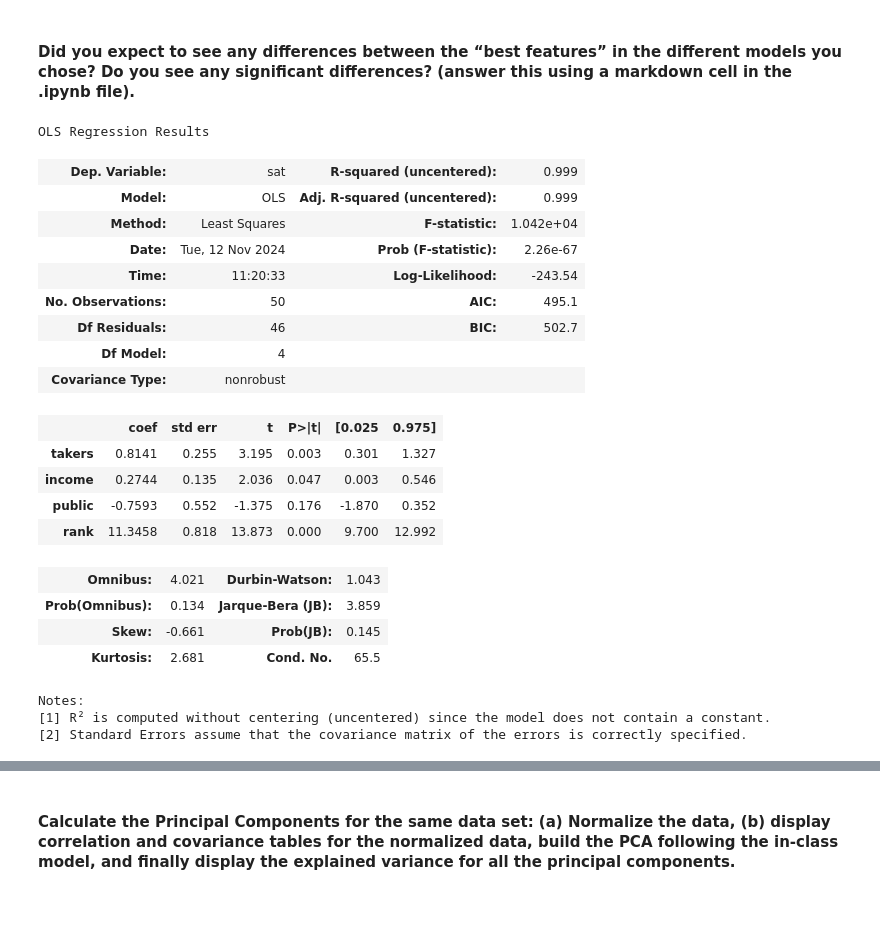
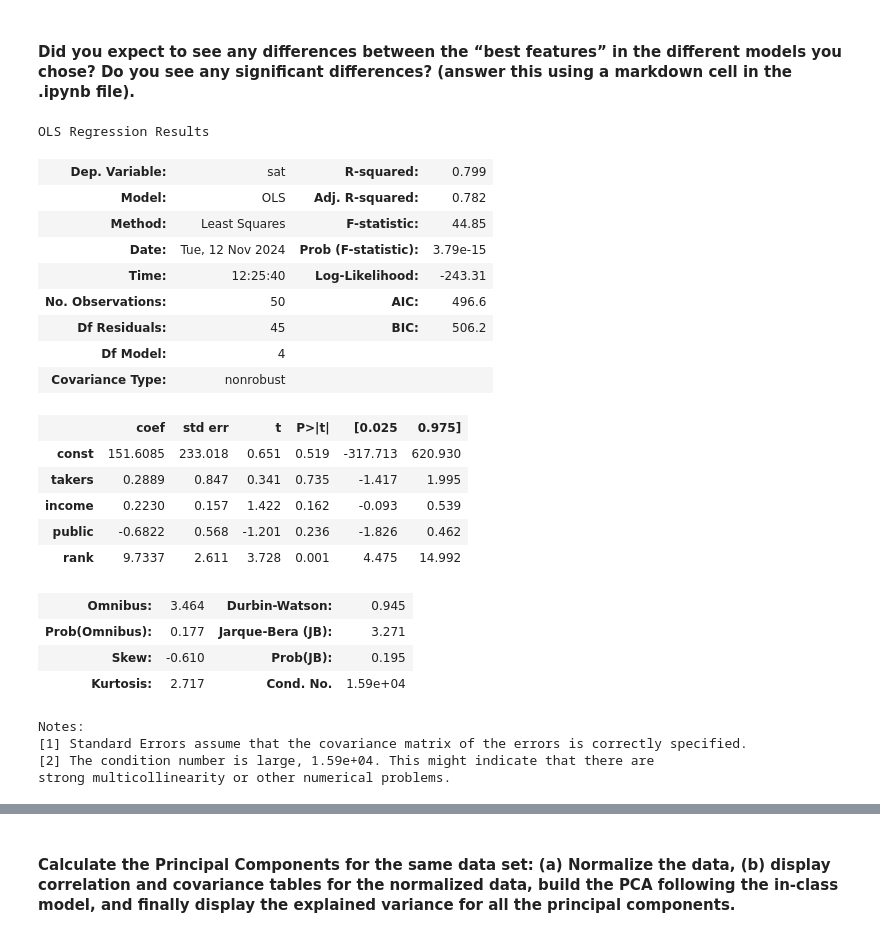
Before and after one commit to buddhathapa12/PrespectiveOnDataScience, a Jupyter notebook: feature_selection/BHW3_E923Q669.ipynb, the cells around one changed output, grey strips where cells are left out. Cells and saved outputs as stored; diff of their text form; code cells hidden in the pictures; blank space fills up the shorter version.

```diff
--- a/feature_selection/BHW3_E923Q669.ipynb
+++ b/feature_selection/BHW3_E923Q669.ipynb
@@ -267,33 +267,35 @@ While using elastic net from embedded technique for feature selection, We found
 # %%
 #Using features from filter technique:
 X_train_mutual_info_gain= data_frame[['takers', 'income', 'public', 'rank']]
 X_train_mutual_info_gain_with_const = sm.add_constant(X_train_mutual_info_gain)
 
-filter_technique_ols_model = sm.OLS(y_train, X_train_mutual_info_gain).fit()
+filter_technique_ols_model = sm.OLS(y_train, X_train_mutual_info_gain_with_const).fit()
 filter_technique_ols_model.summary()
 # %% [output]
 OLS Regression Results
-| Dep. Variable: | sat | R-squared (uncentered): | 0.999 |
-| Model: | OLS | Adj. R-squared (uncentered): | 0.999 |
-| Method: | Least Squares | F-statistic: | 1.042e+04 |
-| Date: | Tue, 12 Nov 2024 | Prob (F-statistic): | 2.26e-67 |
-| Time: | 11:20:33 | Log-Likelihood: | -243.54 |
-| No. Observations: | 50 | AIC: | 495.1 |
-| Df Residuals: | 46 | BIC: | 502.7 |
+| Dep. Variable: | sat | R-squared: | 0.799 |
+| Model: | OLS | Adj. R-squared: | 0.782 |
+| Method: | Least Squares | F-statistic: | 44.85 |
+| Date: | Tue, 12 Nov 2024 | Prob (F-statistic): | 3.79e-15 |
+| Time: | 12:25:40 | Log-Likelihood: | -243.31 |
+| No. Observations: | 50 | AIC: | 496.6 |
+| Df Residuals: | 45 | BIC: | 506.2 |
 | Df Model: | 4 |  |  |
 | Covariance Type: | nonrobust |  |  |
 |  | coef | std err | t | P>|t| | [0.025 | 0.975] |
-| takers | 0.8141 | 0.255 | 3.195 | 0.003 | 0.301 | 1.327 |
-| income | 0.2744 | 0.135 | 2.036 | 0.047 | 0.003 | 0.546 |
-| public | -0.7593 | 0.552 | -1.375 | 0.176 | -1.870 | 0.352 |
-| rank | 11.3458 | 0.818 | 13.873 | 0.000 | 9.700 | 12.992 |
+| const | 151.6085 | 233.018 | 0.651 | 0.519 | -317.713 | 620.930 |
+| takers | 0.2889 | 0.847 | 0.341 | 0.735 | -1.417 | 1.995 |
+| income | 0.2230 | 0.157 | 1.422 | 0.162 | -0.093 | 0.539 |
+| public | -0.6822 | 0.568 | -1.201 | 0.236 | -1.826 | 0.462 |
+| rank | 9.7337 | 2.611 | 3.728 | 0.001 | 4.475 | 14.992 |
-| Omnibus: | 4.021 | Durbin-Watson: | 1.043 |
-| Prob(Omnibus): | 0.134 | Jarque-Bera (JB): | 3.859 |
-| Skew: | -0.661 | Prob(JB): | 0.145 |
-| Kurtosis: | 2.681 | Cond. No. | 65.5 |
+| Omnibus: | 3.464 | Durbin-Watson: | 0.945 |
+| Prob(Omnibus): | 0.177 | Jarque-Bera (JB): | 3.271 |
+| Skew: | -0.610 | Prob(JB): | 0.195 |
+| Kurtosis: | 2.717 | Cond. No. | 1.59e+04 |
 Notes:
-[1] R² is computed without centering (uncentered) since the model does not contain a constant.
-[2] Standard Errors assume that the covariance matrix of the errors is correctly specified.
+[1] Standard Errors assume that the covariance matrix of the errors is correctly specified.
+[2] The condition number is large, 1.59e+04. This might indicate that there are
+strong multicollinearity or other numerical problems.
 # %%
 #Using features from Wrapper technique (Exhaustive feature elimination):
 X_train_efe= data_frame[['years', 'expend', 'rank']]
```
Also changed, not shown: parts of 8 cells of this notebook.
